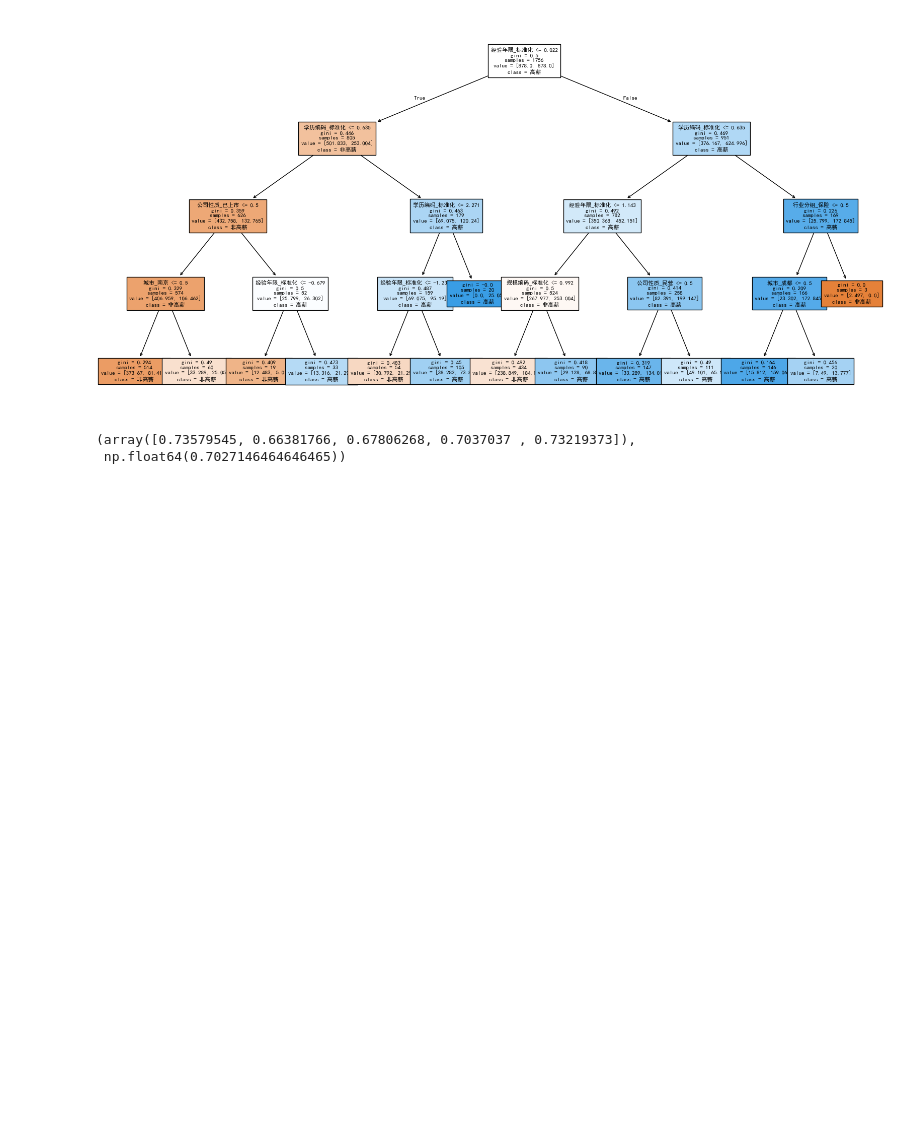
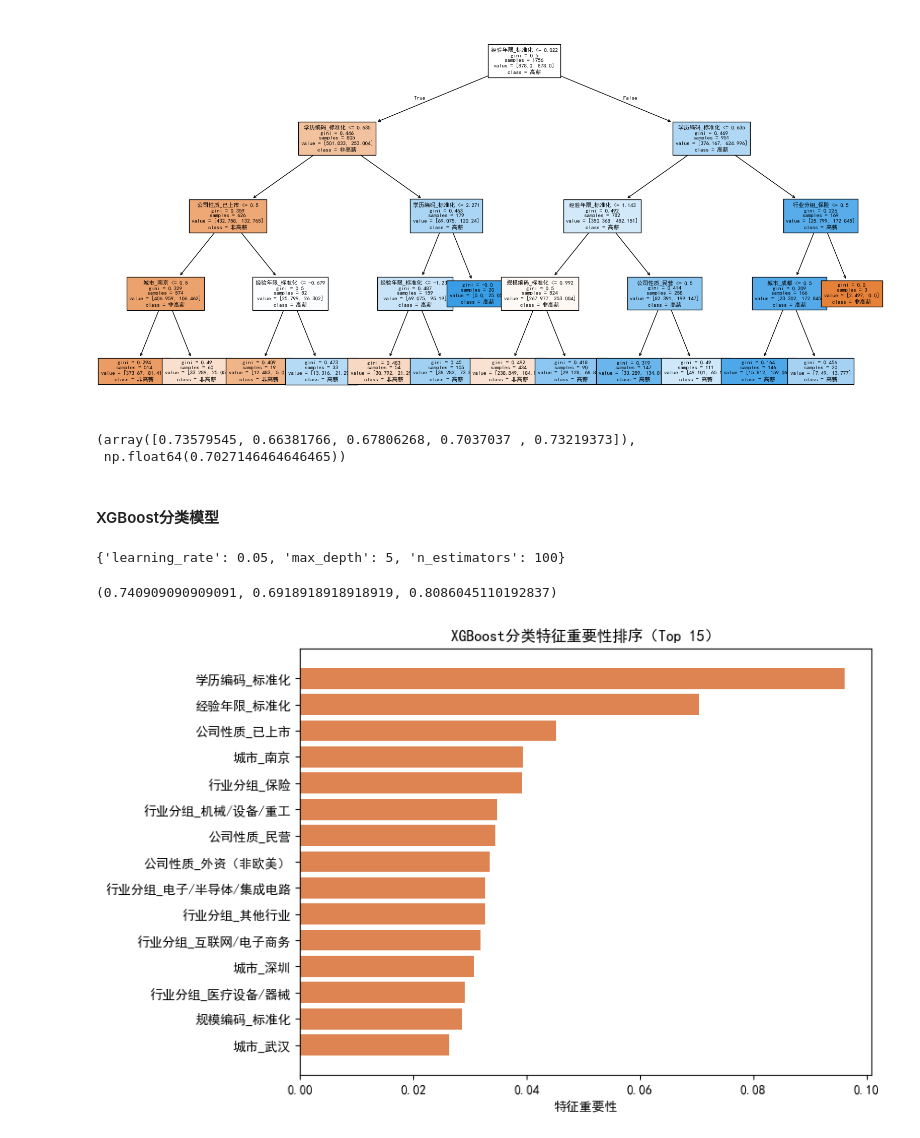
Before and after one commit to kexin0221/BigData_analyse_finalreport, a Jupyter notebook: 代码/05_高薪分类预测.ipynb, the cells around one changed output. Drawn from its saved outputs; the diff is of its cells as text; code cells hidden in the pictures; blank space fills up the shorter version.

```diff
--- a/代码/05_高薪分类预测.ipynb
+++ b/代码/05_高薪分类预测.ipynb
@@ -109,3 +109,41 @@ cv_scores, cv_scores.mean()
 # %% [output]
 (array([0.73579545, 0.66381766, 0.67806268, 0.7037037 , 0.73219373]),
  np.float64(0.7027146464646465))
+# %% [markdown]
+#### XGBoost分类模型
+# %%
+from xgboost import XGBClassifier
+from sklearn.model_selection import GridSearchCV
+
+pos_weight = (y_train == 0).sum() / (y_train == 1).sum()
+
+param_grid = {'n_estimators': [100, 200], 'max_depth': [3, 5], 'learning_rate': [0.05, 0.1]}
+grid_search_clf = GridSearchCV(
+    XGBClassifier(random_state=42, scale_pos_weight=pos_weight, eval_metric='logloss'),
+    param_grid, cv=3, scoring='roc_auc'
+)
+grid_search_clf.fit(X_train, y_train)
+grid_search_clf.best_params_
+# %% [output]
+{'learning_rate': 0.05, 'max_depth': 5, 'n_estimators': 100}
+# %%
+xgb_clf = grid_search_clf.best_estimator_
+pred_xgb_clf = xgb_clf.predict(X_test)
+proba_xgb_clf = xgb_clf.predict_proba(X_test)[:, 1]
+
+acc_xgb = accuracy_score(y_test, pred_xgb_clf)
+f1_xgb = f1_score(y_test, pred_xgb_clf)
+auc_xgb = roc_auc_score(y_test, proba_xgb_clf)
+acc_xgb, f1_xgb, auc_xgb
+# %% [output]
+(0.740909090909091, 0.6918918918918919, 0.8086045110192837)
+# %%
+importance_clf = pd.Series(xgb_clf.feature_importances_, index=feature_cols).sort_values(ascending=False).head(15)
+
+plt.figure(figsize=(8, 6))
+plt.barh(importance_clf.index[::-1], importance_clf.values[::-1], color='#DD8452')
+plt.xlabel('特征重要性')
+plt.title('XGBoost分类特征重要性排序（Top 15）')
+plt.show()
+# %% [output]
+[figure, added]
```
Also changed, not shown: parts of 2 cells of this notebook, 1 other file.
